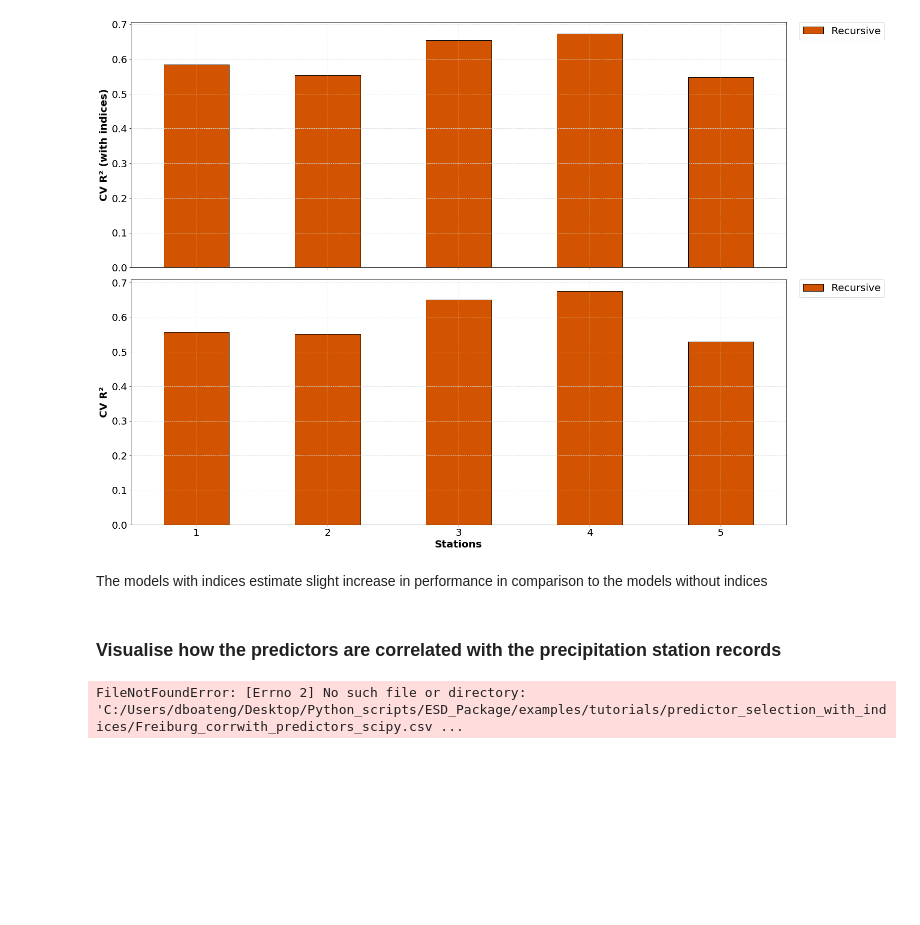
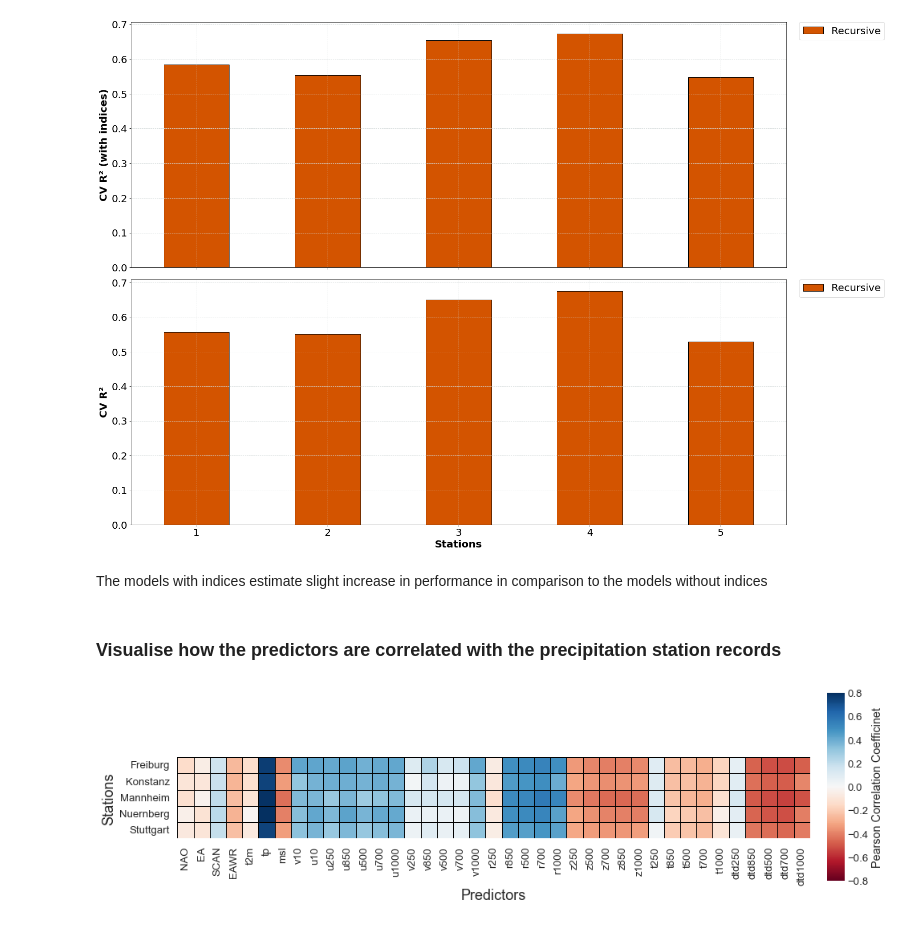
Before and after one commit to Dan-Boat/PyESD, a Jupyter notebook: examples/tutorials/predictors_selection_with_indices.ipynb, the cells around one changed output. Cells and saved outputs as stored; diff of their text form; code cells hidden in the pictures; blank space fills up the shorter version.

Commit message:
changes in tutorials

```diff
--- a/examples/tutorials/predictors_selection_with_indices.ipynb
+++ b/examples/tutorials/predictors_selection_with_indices.ipynb
@@ -207,9 +207,13 @@ barplot(methods=["Recursive"], stationnames=stationnames_prec , path_to_data=pat
 The models with indices estimate slight increase in performance in comparison to the models without indices
 # %% [markdown]
 ### Visualise how the predictors are correlated with the precipitation station records
-# %%
-from pyESD.plot_utils import correlation_data
-df, df_pval = correlation_data(stationnames_prec, path_to_results_exp1, "corrwith_predictors_scipy",
-                          predictors, use_scipy=True)
-# %% [output]
-FileNotFoundError: [Errno 2] No such file or directory: 'C:/Users/dboateng/Desktop/Python_scripts/ESD_Package/examples/tutorials/predictor_selection_with_indices/Freiburg_corrwith_predictors_scipy.csv ...
+# %%
+from pyESD.plot_utils import correlation_data
+from pyESD.plot import correlation_heatmap
+df, df_pval = correlation_data(stationnames_prec, path_to_results_exp1, "corrwith_predictors_scipy",
+                          predictors_with_indices, use_scipy=True)
+correlation_heatmap(data=df, cmap="RdBu",vmax=0.8, vmin=-0.8, center=0, cbar_ax=None,
+                            add_cbar=True, title=None, label= "Pearson Correlation Coefficinet",
+                            xlabel="Predictors", ylabel="Stations",)
+# %% [output]
+[figure, added]
```
Also changed, not shown: 18 other files.
